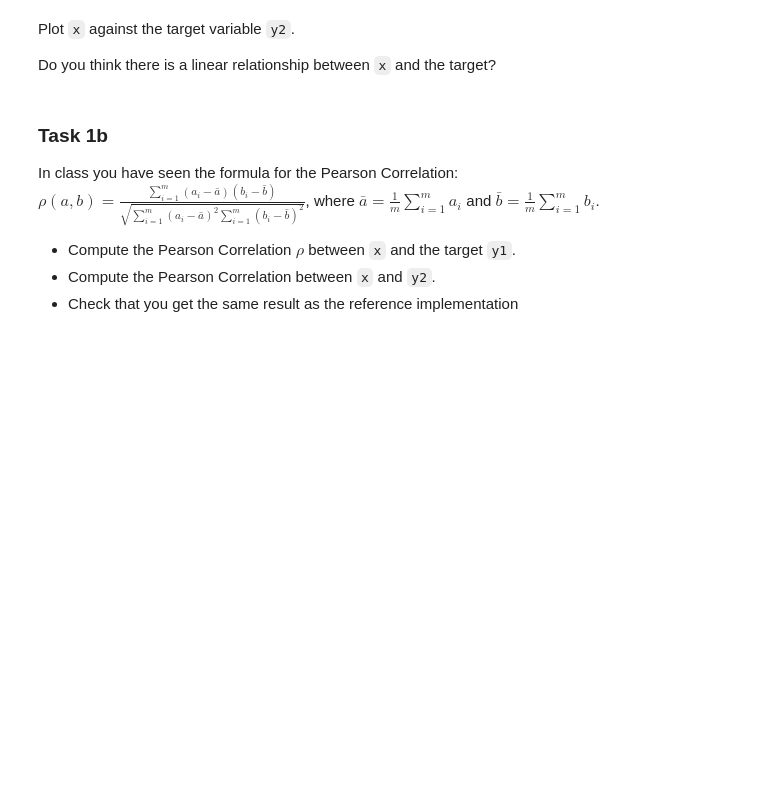
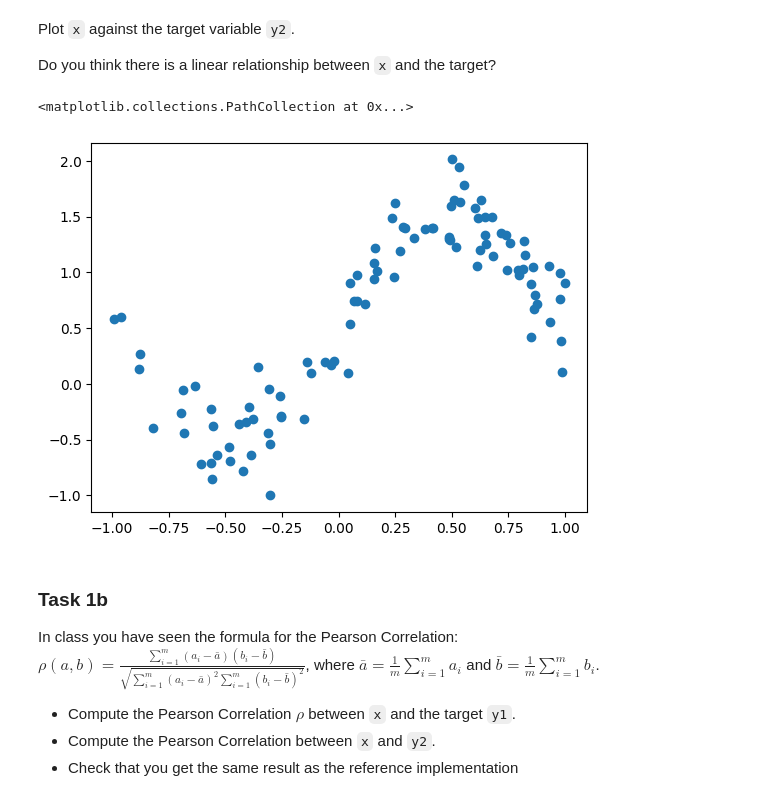
Before and after one commit to tumxo/mldm_hs22, a Jupyter notebook: labs/L03_linear_regression_LAB_ASSIGNMENT.ipynb, the cells around one changed output. Saved outputs shown, nothing was run; the diff lists cells and outputs as text; code cells hidden in the pictures; blank space fills up the shorter version.

```diff
--- a/labs/L03_linear_regression_LAB_ASSIGNMENT.ipynb
+++ b/labs/L03_linear_regression_LAB_ASSIGNMENT.ipynb
@@ -40,6 +47,13 @@ Do you think there is a linear relationship between `x` and the target?
 Plot `x` against the target variable `y2`.
 
 Do you think there is a linear relationship between `x` and the target?
+# %%
+plt.scatter(x, y2)
+
+## looks like there is no linear relationship
+# %% [output]
+<matplotlib.collections.PathCollection at 0x...>
+[figure, added]
 # %% [markdown]
 ### Task 1b
 
```
Also changed, not shown: parts of 18 cells of this notebook, 6 other files.
